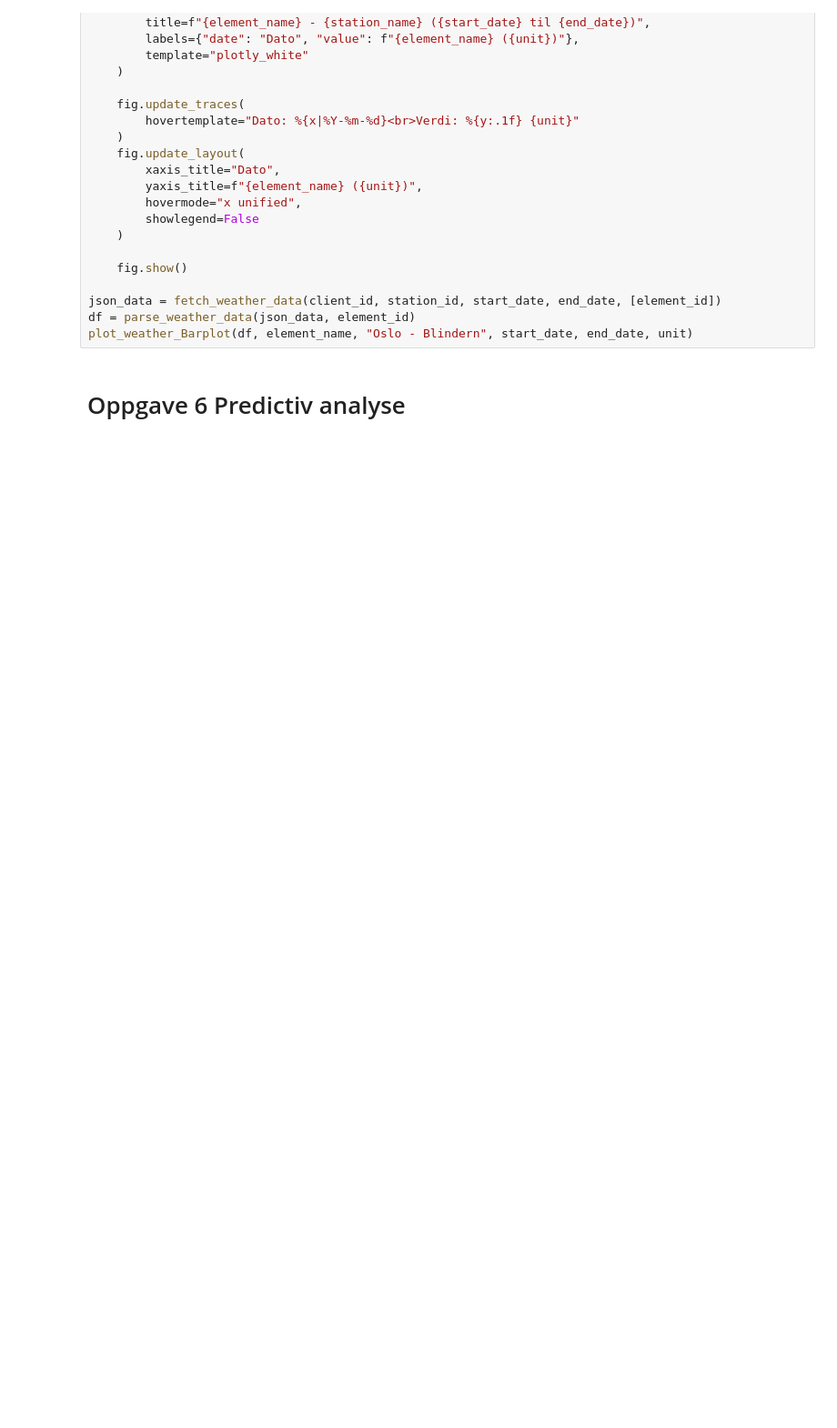
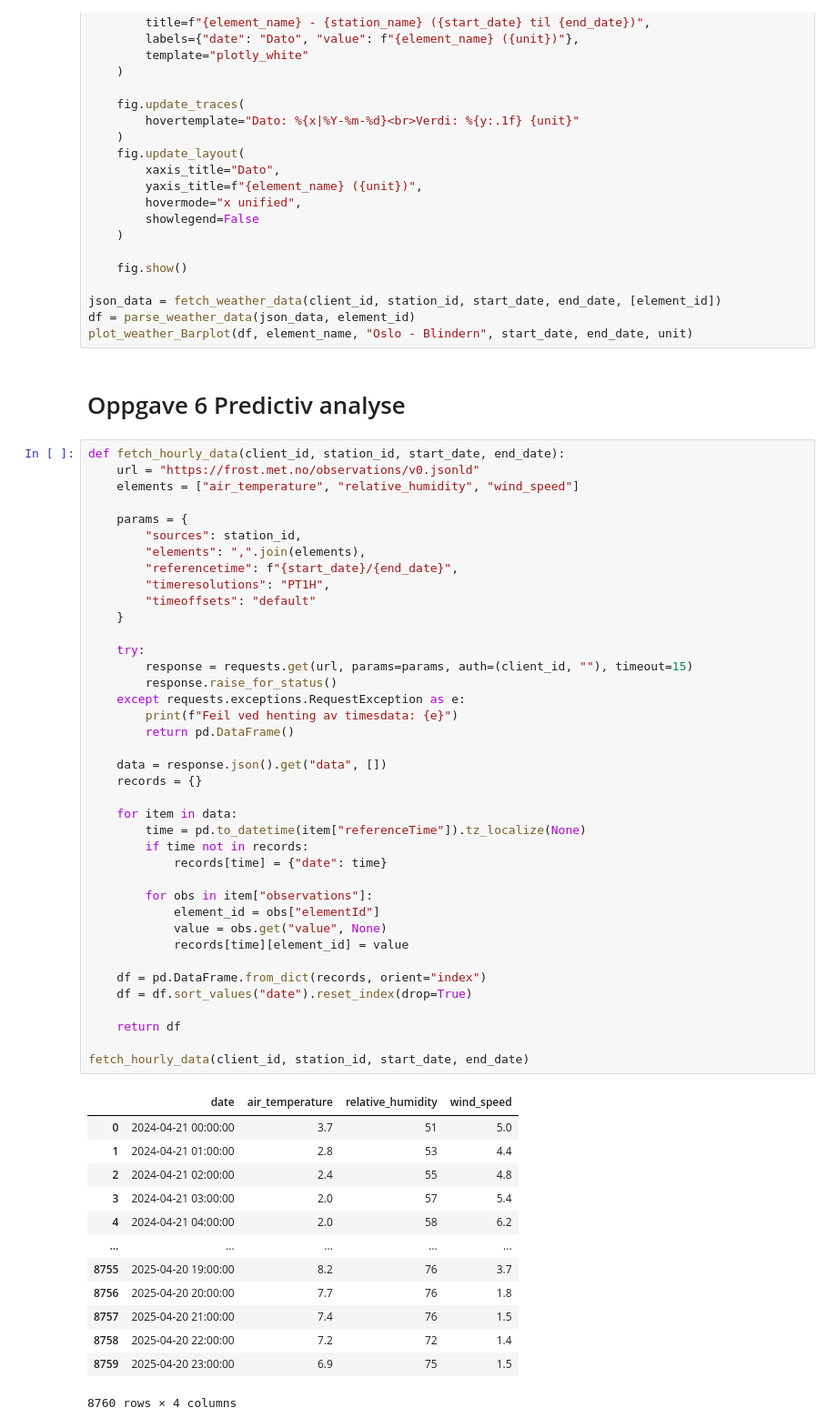
Before and after one commit to nhstorbe/Prosjekt-Anvendt-, a Jupyter notebook: src/Mappe 2/FrostAPI.ipynb, the cells around one changed output. Shown at 91% size. Cells and saved outputs as stored; diff of their text form; blank space fills up the shorter version.

```diff
--- a/src/Mappe 2/FrostAPI.ipynb
+++ b/src/Mappe 2/FrostAPI.ipynb
@@ -233,3 +239,56 @@ df = parse_weather_data(json_data, element_id)
 plot_weather_Barplot(df, element_name, "Oslo - Blindern", start_date, end_date, unit)
 # %% [markdown]
 # Oppgave 6 Predictiv analyse
+# %%
+def fetch_hourly_data(client_id, station_id, start_date, end_date):
+    url = "https://frost.met.no/observations/v0.jsonld"
+    elements = ["air_temperature", "relative_humidity", "wind_speed"]
+
+    params = {
+        "sources": station_id,
+        "elements": ",".join(elements),
+        "referencetime": f"{start_date}/{end_date}",
+        "timeresolutions": "PT1H",
+        "timeoffsets": "default"
+    }
+
+    try:
+        response = requests.get(url, params=params, auth=(client_id, ""), timeout=15)
+        response.raise_for_status()
+    except requests.exceptions.RequestException as e:
+        print(f"Feil ved henting av timesdata: {e}")
+        return pd.DataFrame()
+
+    data = response.json().get("data", [])
+    records = {}
+
+    for item in data:
+        time = pd.to_datetime(item["referenceTime"]).tz_localize(None)
+        if time not in records:
+            records[time] = {"date": time}
+
+        for obs in item["observations"]:
+            element_id = obs["elementId"]
+            value = obs.get("value", None)
+            records[time][element_id] = value
+
+    df = pd.DataFrame.from_dict(records, orient="index")
+    df = df.sort_values("date").reset_index(drop=True)
+
+    return df
+
+fetch_hourly_data(client_id, station_id, start_date, end_date)
+# %% [output]
+|  | date | air_temperature | relative_humidity | wind_speed |
+| 0 | 2024-04-21 00:00:00 | 3.7 | 51 | 5.0 |
+| 1 | 2024-04-21 01:00:00 | 2.8 | 53 | 4.4 |
+| 2 | 2024-04-21 02:00:00 | 2.4 | 55 | 4.8 |
+| 3 | 2024-04-21 03:00:00 | 2.0 | 57 | 5.4 |
+| 4 | 2024-04-21 04:00:00 | 2.0 | 58 | 6.2 |
+| ... | ... | ... | ... | ... |
+| 8755 | 2025-04-20 19:00:00 | 8.2 | 76 | 3.7 |
+| 8756 | 2025-04-20 20:00:00 | 7.7 | 76 | 1.8 |
+| 8757 | 2025-04-20 21:00:00 | 7.4 | 76 | 1.5 |
+| 8758 | 2025-04-20 22:00:00 | 7.2 | 72 | 1.4 |
+| 8759 | 2025-04-20 23:00:00 | 6.9 | 75 | 1.5 |
+8760 rows × 4 columns
```
Also changed, not shown: parts of 7 cells of this notebook.
